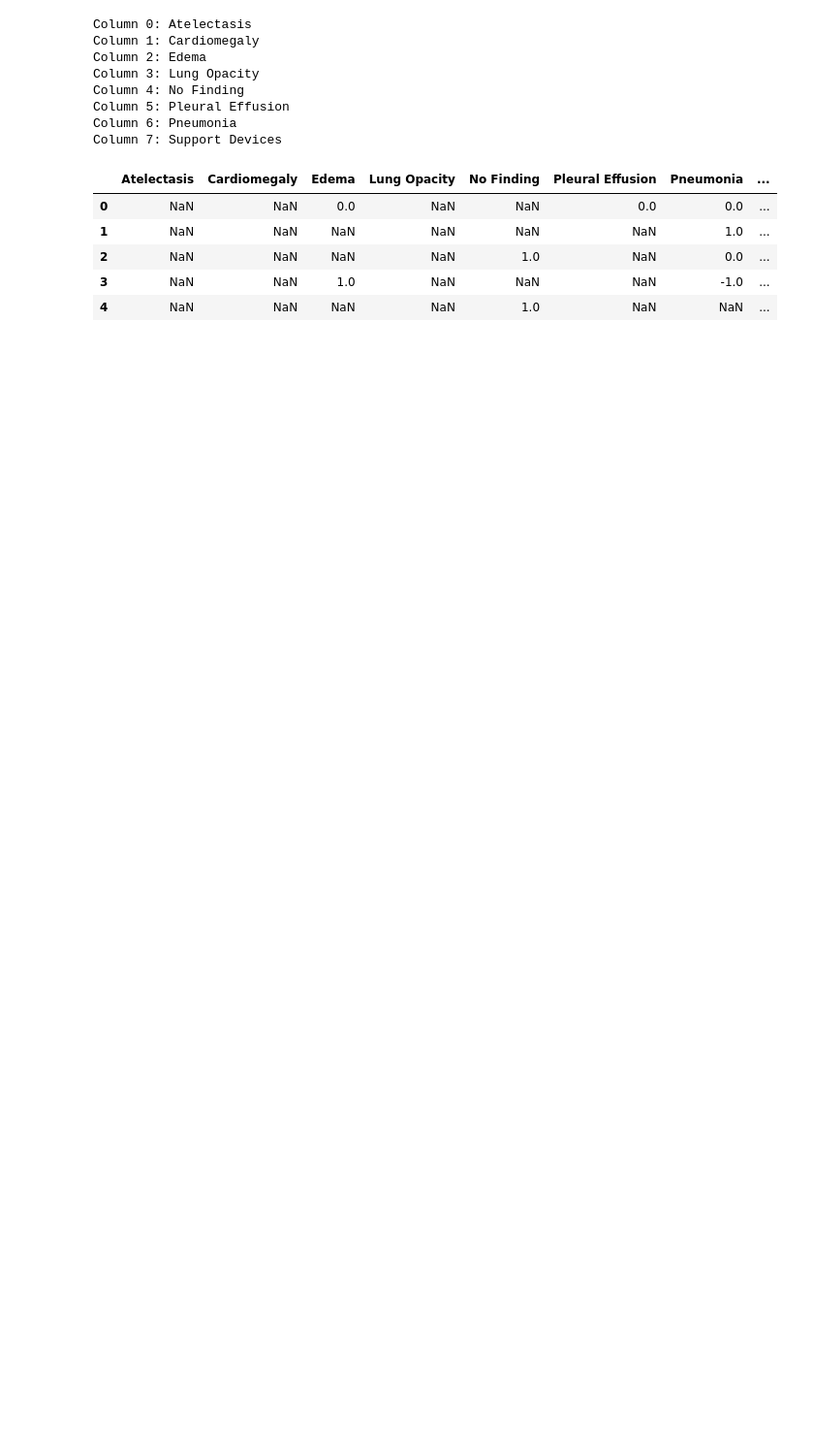
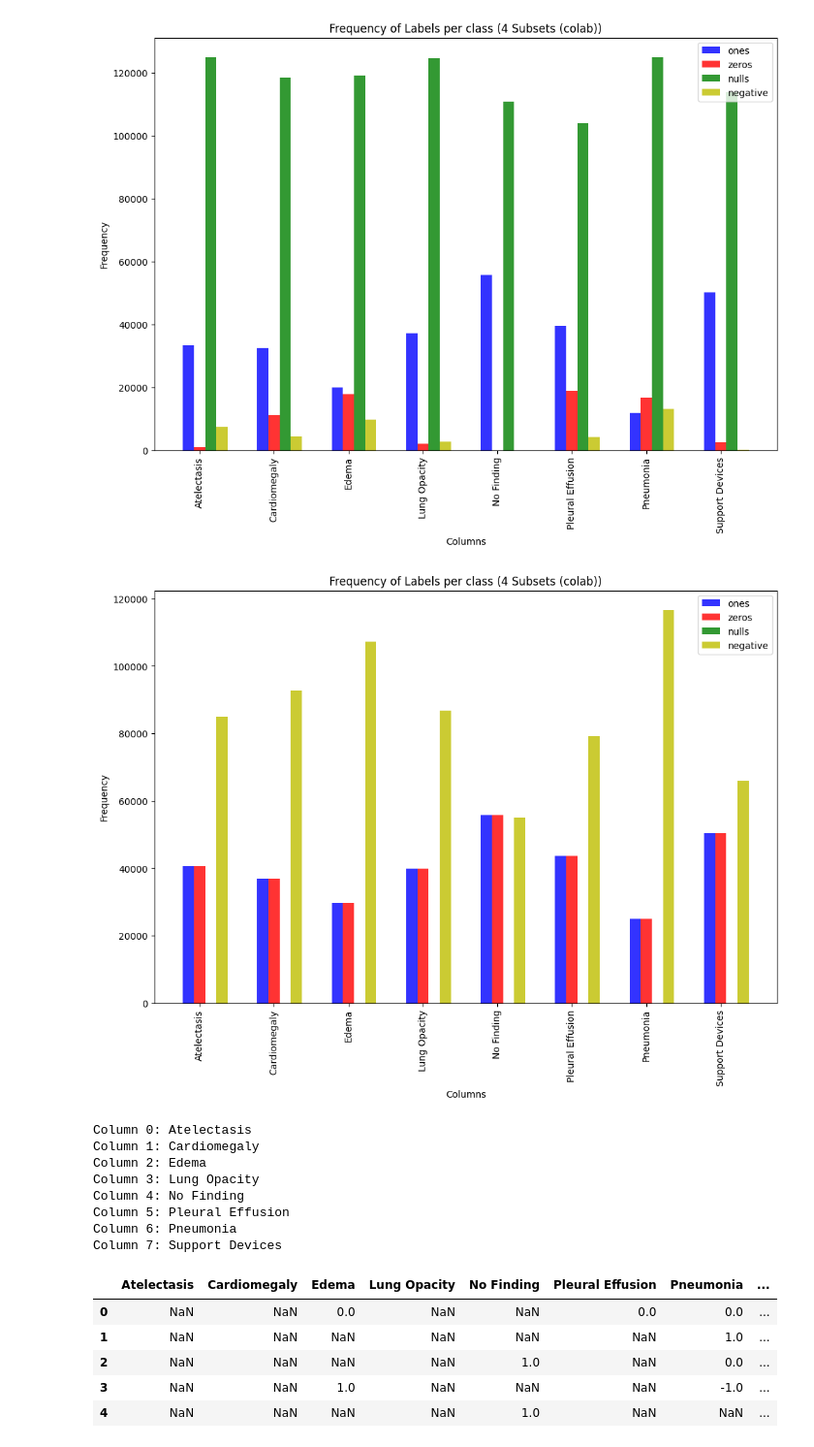
Before and after one commit to BasmaElhoseny01/X-Reporto-AI, a Jupyter notebook: note_books/Heat Maps Classes Weights.ipynb, the cells around one changed output. Shown at 97% size. Drawn from its saved outputs; the diff is of its cells as text; code cells hidden in the pictures; blank space fills up the shorter version.

Commit message:
add new filtered dataset script

```diff
--- a/note_books/Heat Maps Classes Weights.ipynb
+++ b/note_books/Heat Maps Classes Weights.ipynb
@@ -40,3 +66,38 @@ def plot_histogram(df,dataset_description):
+# %%
+# Read CSV File
+df = pd.read_csv(dataset["csv_path"])
+
+# get new dataframe with first 2 columns
+new_df = df.iloc[:, :2]
+
+# add last 2 columns of old dataframe to new dataframe
+new_df["image_id"] = df["image_id"]
+new_df["mimic_image_file_path"] = df["mimic_image_file_path"]
+# %%
+# remove the first two columns
+df = df.drop(df.columns[0], axis=1)
+df = df.drop(df.columns[0], axis=1)
+
+# remove the last column
+df = df.drop(df.columns[-1], axis=1)
+df = df.drop(df.columns[-1], axis=1)
+
+df=df.drop(columns=["Consolidation","Enlarged Cardiomediastinum","Fracture","Lung Lesion","Pleural Other","Pneumothorax"])
+
+plot_histogram(df,dataset["description"])
+
+df = convert_nulls_to_zeros(df)
+
+plot_histogram(df,dataset["description"])
+
+# append df to new_df
+new_df = pd.concat([new_df, df], axis=1)
+
+# save new_df to csv
+new_df.to_csv("heat_map_train_final.csv", index=False)
+# %% [output]
+[figure, added]
+[figure, added]
 # %%
 # Read CSV File
 df = pd.read_csv(dataset["csv_path"])
```
Also changed, not shown: parts of 1 cell of this notebook.
